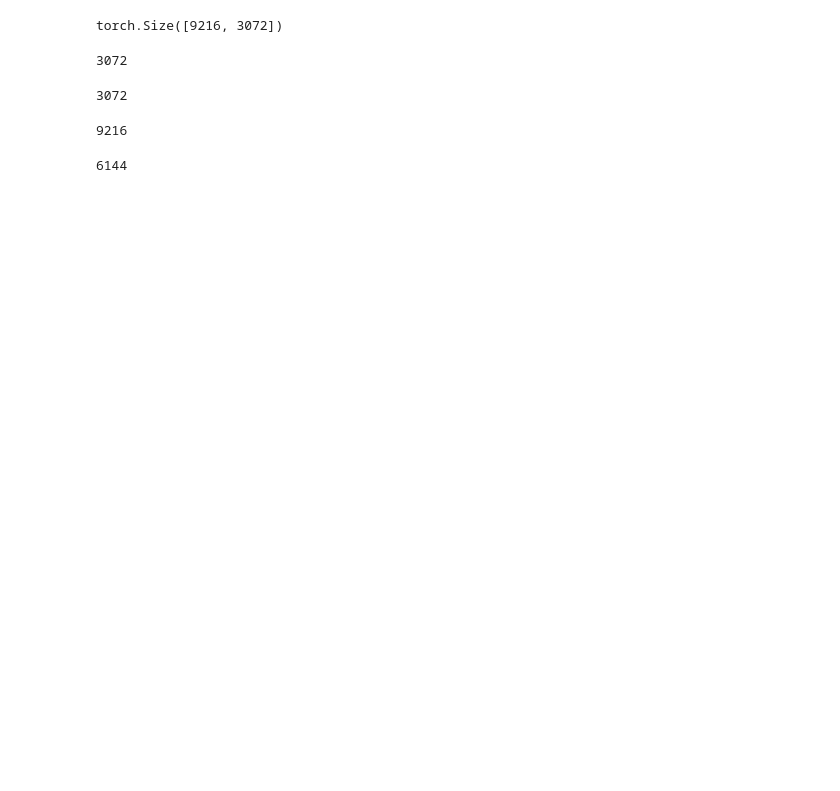
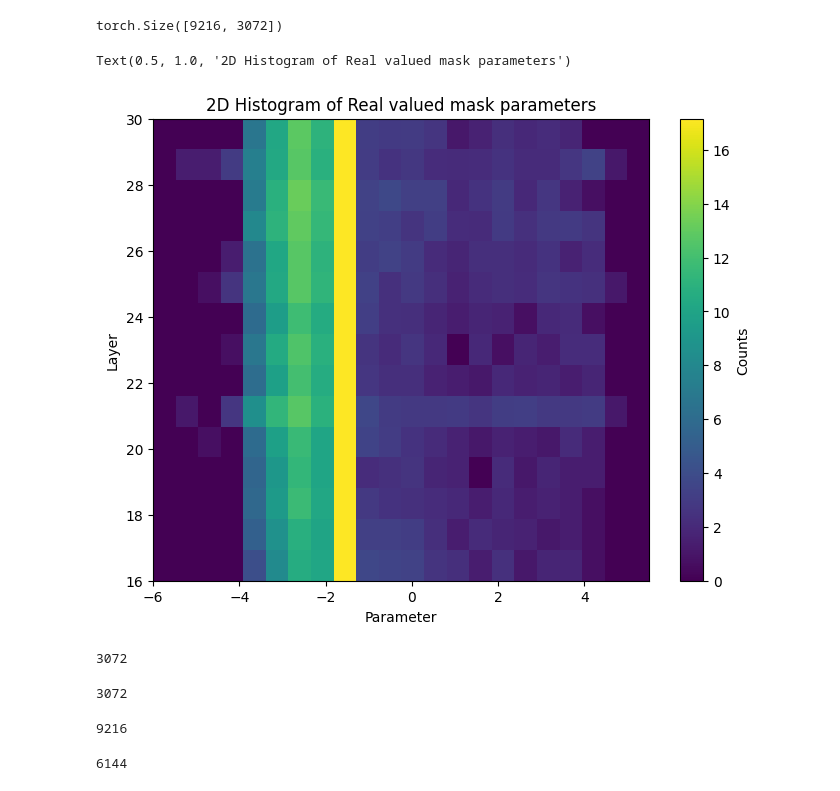
Before and after one commit to NicolasRR/KG_networks, a Jupyter notebook: notebooks/weights_visualization.ipynb, the cells around one changed output. Cells and saved outputs as stored; diff of their text form; code cells hidden in the pictures; blank space fills up the shorter version.

```diff
--- a/notebooks/weights_visualization.ipynb
+++ b/notebooks/weights_visualization.ipynb
@@ -43 +42,4 @@ checkpoint = "../outputs/main/2024-10-26_09-47-07/"
+# %%
+checkpoint = "2024-10-28_17-00-51"
+checkpoint_path = os.path.join("../outputs/main/", checkpoint)
 # %%
@@ -83,6 +86,33 @@ weights = layer_weights["model.layers.18.self_attn.mask_qkv_proj"]
 weights.shape
 # %% [output]
 torch.Size([9216, 3072])
+# %%
+
+stacked_weights = []
+for l in config.specs.target_layers:
+    stacked_weights.append(layer_weights[f"model.layers.{l}.self_attn.mask_qkv_proj"].float().cpu().numpy().flatten())
+stacked_weights = np.stack(stacked_weights)
+l = config.specs.target_layers[0]
+L = config.specs.target_layers[-1]
+m = np.floor(stacked_weights.min())
+M = np.ceil(stacked_weights.max())+0.5
+bins = np.arange(m,M, 0.5)
+hist_matrix = np.zeros((stacked_weights.shape[0], len(bins)-1))
+
+for i, arr in enumerate(stacked_weights):
+    counts, _ = np.histogram(arr, bins=bins)
+    counts[counts==0] = 1
+    hist_matrix[i, :] = np.log(counts)
+# Plot the 2D histogram as a heatmap
+plt.figure(figsize=(8, 6))
+plt.imshow(hist_matrix, aspect='auto', cmap='viridis', extent=[m, M, l, L])
+plt.colorbar(label='Counts')
+plt.xlabel('Parameter')
+plt.ylabel('Layer')
+plt.title('2D Histogram of Real valued mask parameters')
+# %% [output]
+Text(0.5, 1.0, '2D Histogram of Real valued mask parameters')
+[figure, added]
 # %%
 num_heads = model_config.num_attention_heads
 head_dim = model_config.hidden_size // num_heads
```
Also changed, not shown: parts of 14 cells of this notebook, 4 other files.
